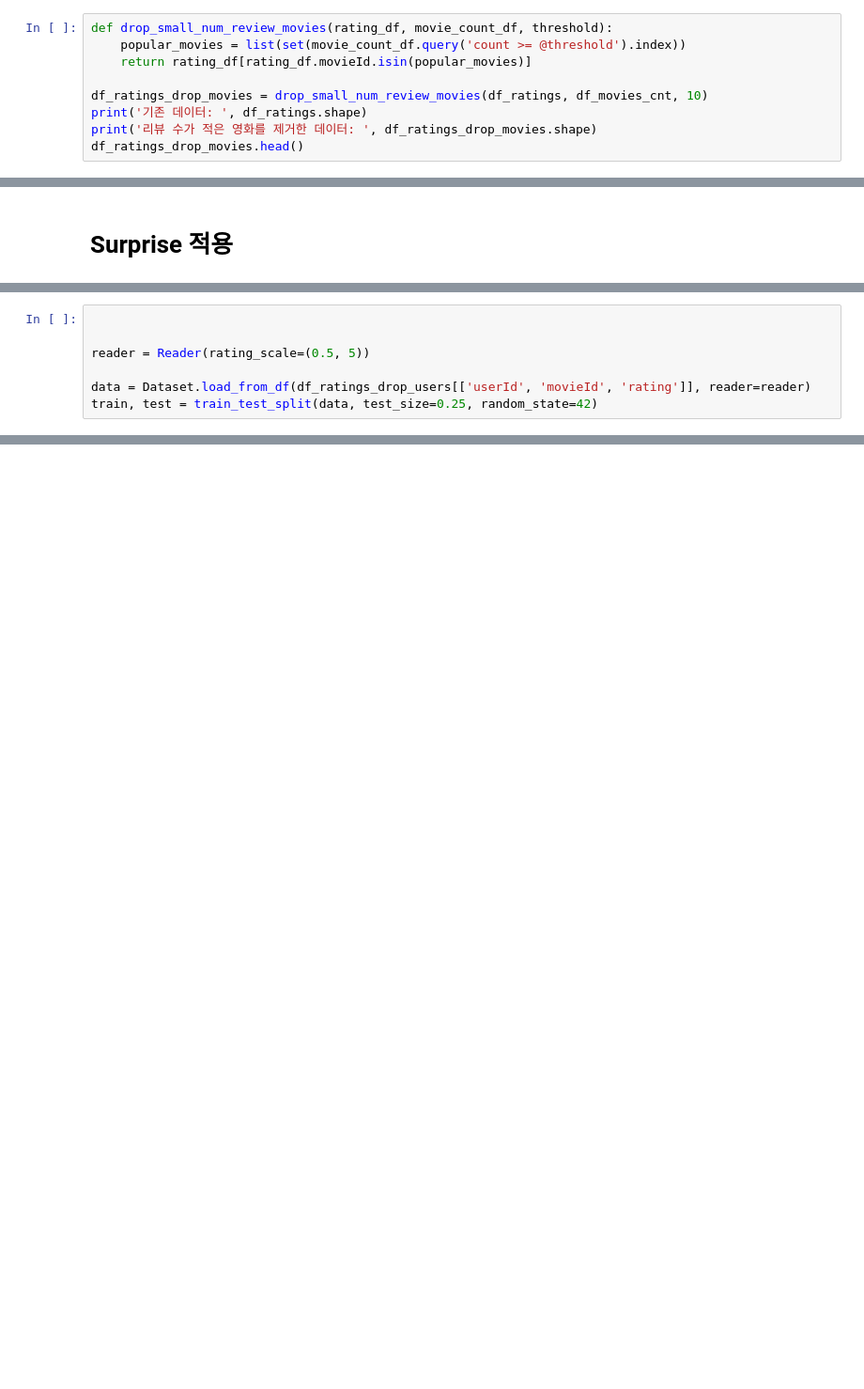
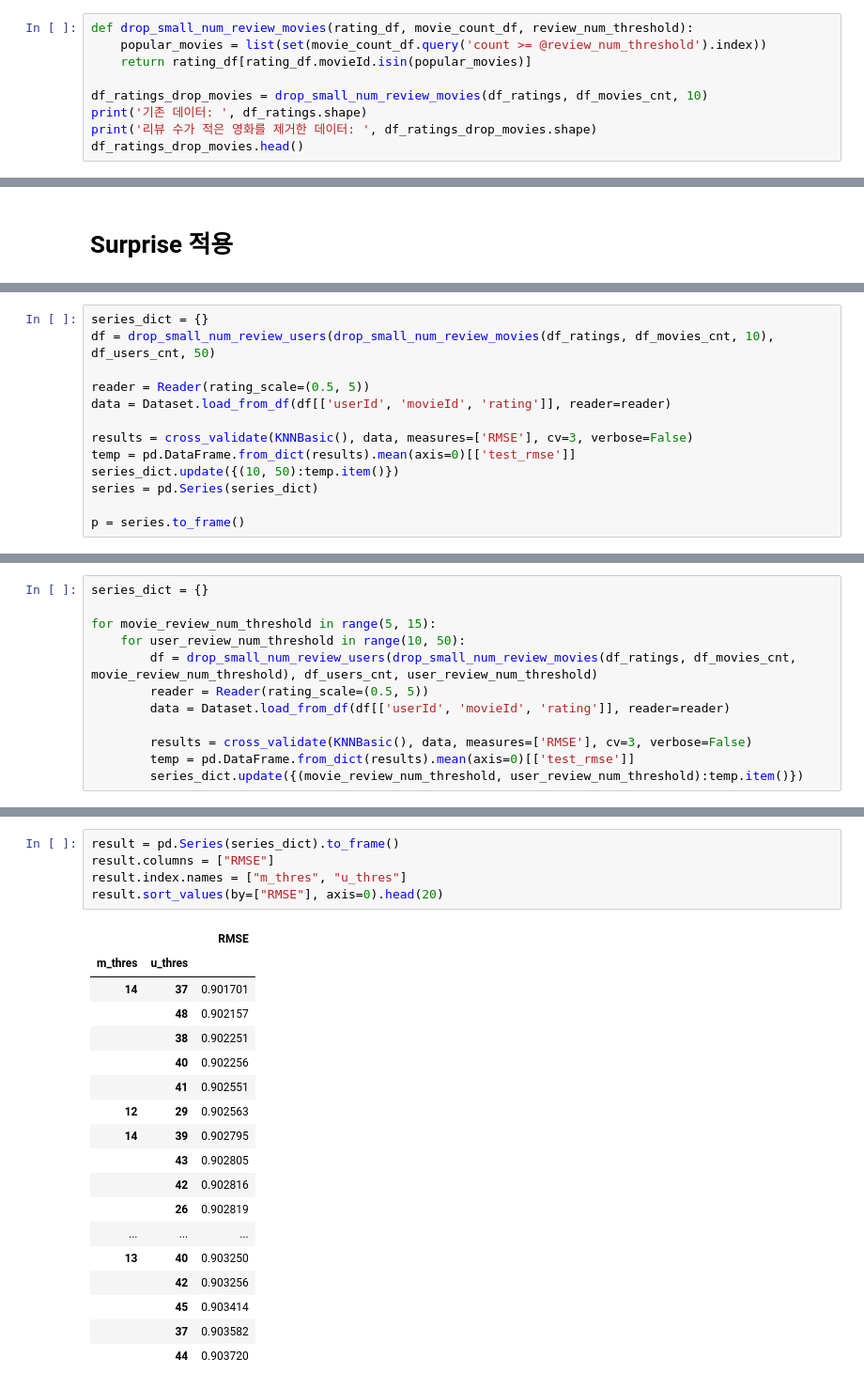
Before and after one commit to donghae0414/BigData_2020-2-, a Jupyter notebook: 20141095_files/20141095_knn_rmse.ipynb, the cells around one changed output, grey strips where cells are left out. Shown at 94% size. Drawn from its saved outputs; the diff is of its cells as text; blank space fills up the shorter version.

Commit message:
rmse according to threshold

```diff
--- a/20141095_files/20141095_knn_rmse.ipynb
+++ b/20141095_files/20141095_knn_rmse.ipynb
@@ -149,8 +149,8 @@ df_movies_cnt['count'].quantile(np.arange(1, 0.6, -0.05))
 0.65      5.0
 Name: count, dtype: float64
 # %%
-def drop_small_num_review_movies(rating_df, movie_count_df, threshold):
-    popular_movies = list(set(movie_count_df.query('count >= @threshold').index))
+def drop_small_num_review_movies(rating_df, movie_count_df, review_num_threshold):
+    popular_movies = list(set(movie_count_df.query('count >= @review_num_threshold').index))
     return rating_df[rating_df.movieId.isin(popular_movies)]
 
 df_ratings_drop_movies = drop_small_num_review_movies(df_ratings, df_movies_cnt, 10)
@@ -385,7 +240,0 @@ shape of ratings data after dropping both unpopular movies and inactive users:
-# %%
-
-
-reader = Reader(rating_scale=(0.5, 5))
-
-data = Dataset.load_from_df(df_ratings_drop_users[['userId', 'movieId', 'rating']], reader=reader)
-train, test = train_test_split(data, test_size=0.25, random_state=42)
@@ -492,0 +241,13 @@ pd.DataFrame(algo_rmse_list).set_index('Algorithm').sort_values('test_rmse')
+# %%
+series_dict = {}
+df = drop_small_num_review_users(drop_small_num_review_movies(df_ratings, df_movies_cnt, 10), df_users_cnt, 50)
+
+reader = Reader(rating_scale=(0.5, 5))
+data = Dataset.load_from_df(df[['userId', 'movieId', 'rating']], reader=reader)
+
+results = cross_validate(KNNBasic(), data, measures=['RMSE'], cv=3, verbose=False)
+temp = pd.DataFrame.from_dict(results).mean(axis=0)[['test_rmse']]
+series_dict.update({(10, 50):temp.item()})
+series = pd.Series(series_dict)
+
+p = series.to_frame()
@@ -492,0 +265,12 @@ pd.DataFrame(algo_rmse_list).set_index('Algorithm').sort_values('test_rmse')
+# %%
+series_dict = {}
+
+for movie_review_num_threshold in range(5, 15):
+    for user_review_num_threshold in range(10, 50):
+        df = drop_small_num_review_users(drop_small_num_review_movies(df_ratings, df_movies_cnt, movie_review_num_threshold), df_users_cnt, user_review_num_threshold)
+        reader = Reader(rating_scale=(0.5, 5))
+        data = Dataset.load_from_df(df[['userId', 'movieId', 'rating']], reader=reader)
+
+        results = cross_validate(KNNBasic(), data, measures=['RMSE'], cv=3, verbose=False)
+        temp = pd.DataFrame.from_dict(results).mean(axis=0)[['test_rmse']]
+        series_dict.update({(movie_review_num_threshold, user_review_num_threshold):temp.item()})
@@ -492,0 +295,24 @@ pd.DataFrame(algo_rmse_list).set_index('Algorithm').sort_values('test_rmse')
+# %%
+result = pd.Series(series_dict).to_frame()
+result.columns = ["RMSE"]
+result.index.names = ["m_thres", "u_thres"]
+result.sort_values(by=["RMSE"], axis=0).head(20)
+# %% [output]
+|  |  | RMSE |
+| m_thres | u_thres |  |
+| 14 | 37 | 0.901701 |
+|  | 48 | 0.902157 |
+|  | 38 | 0.902251 |
+|  | 40 | 0.902256 |
+|  | 41 | 0.902551 |
+| 12 | 29 | 0.902563 |
+| 14 | 39 | 0.902795 |
+|  | 43 | 0.902805 |
+|  | 42 | 0.902816 |
+|  | 26 | 0.902819 |
+| ... | ... | ... |
+| 13 | 40 | 0.903250 |
+|  | 42 | 0.903256 |
+|  | 45 | 0.903414 |
+|  | 37 | 0.903582 |
+|  | 44 | 0.903720 |
```
Also changed, not shown: parts of 22 cells of this notebook.
